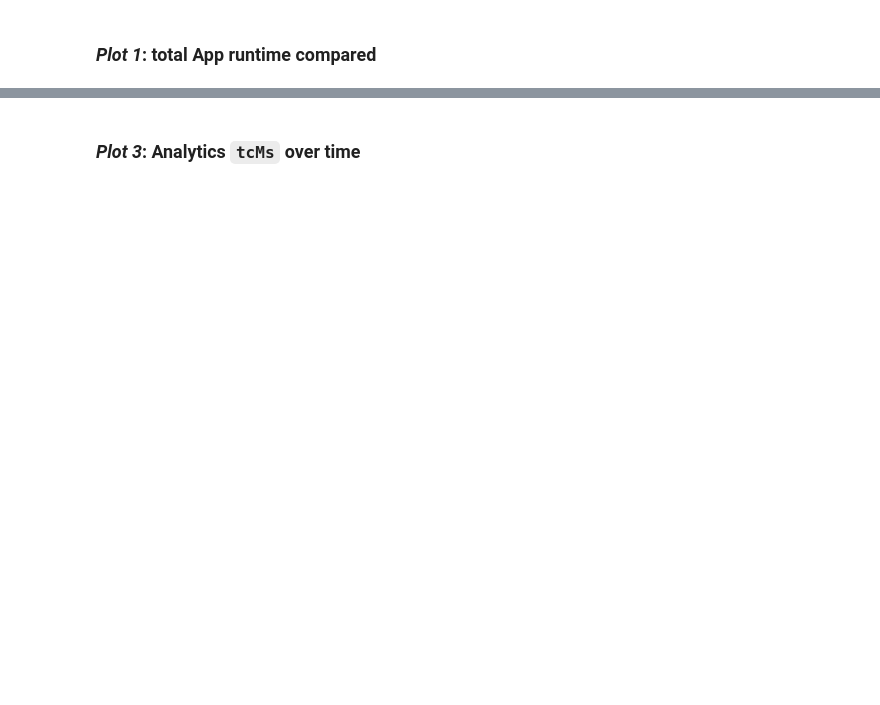
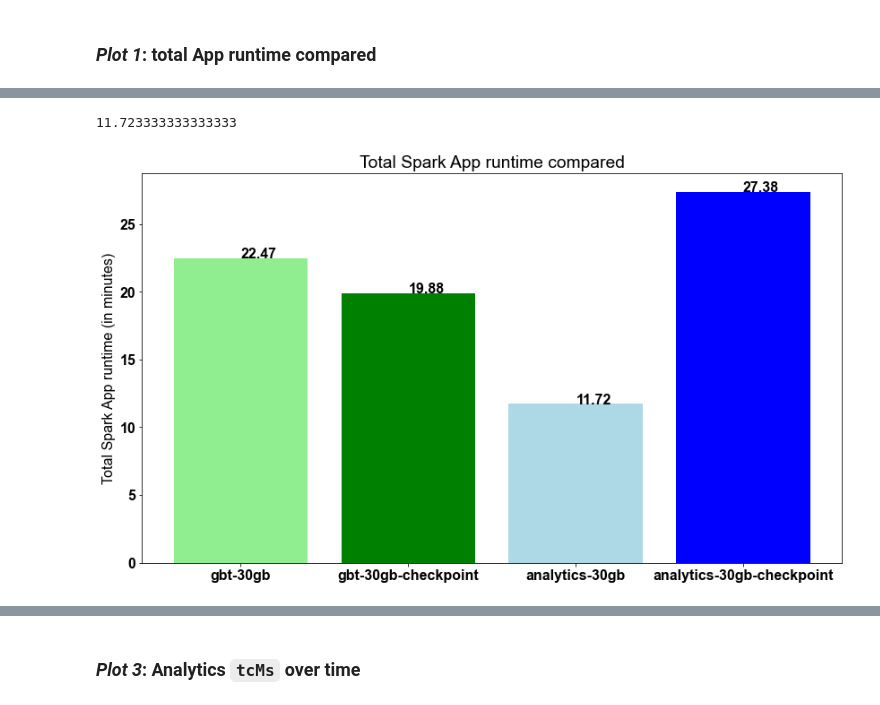
Before and after one commit to felidsche/enel-experiments, a Jupyter notebook: evaluation/gbt_analytics_cluster_experiments-large.ipynb, the cells around one changed output, grey strips where cells are left out. Cells and saved outputs as stored; diff of their text form; code cells hidden in the pictures; blank space fills up the shorter version.

```diff
--- a/evaluation/gbt_analytics_cluster_experiments-large.ipynb
+++ b/evaluation/gbt_analytics_cluster_experiments-large.ipynb
@@ -58,7 +61,7 @@ gbt_df = spark.read.csv(
 )
 # %%
 gbt_check_df = spark.read.csv(
-    path="../output/cluster/GradientBoostedTrees/spark-6f87c902a05c4a52b460bc8555ca42a0_checkpoint.csv",
+    path="../output/cluster/GradientBoostedTrees/spark-21eb97c0b76a4aeaa9e93282e926c9f3_checkpoint.csv",
     sep=",",
     header=True,
     inferSchema=True
@@ -198,72 +206,67 @@ DataFrame[id: int, status: string, stageId: int, attemptId: int, numTasks: int,
 # %%
 analytics_df = analytics_df.withColumn(
     "meanNumCompleteTasks",
-    (F.col("numCompleteTasks") + F.col("numCompleteTasks_2") + F.col("numCompleteTasks_3") + F.col("numCompleteTasks_4") + F.col("numCompleteTasks_5") / 5)
+    ((F.col("numCompleteTasks") + F.col("numCompleteTasks_2") + F.col("numCompleteTasks_3") + F.col("numCompleteTasks_4") + F.col("numCompleteTasks_5")) / 5)
 )
 
 analytics_df = analytics_df.withColumn(
     "meanNumFailedTasks",
-    (F.col("numFailedTasks") + F.col("numFailedTasks_2") + F.col("numFailedTasks_3") + F.col("numFailedTasks_4") + F.col("numFailedTasks_5") / 5)
+    ((F.col("numFailedTasks") + F.col("numFailedTasks_2") + F.col("numFailedTasks_3") + F.col("numFailedTasks_4") + F.col("numFailedTasks_5")) / 5)
 )
 
 analytics_df = analytics_df.withColumn(
     "meanNumKilledTasks",
-    (F.col("numKilledTasks") + F.col("numKilledTasks_2") + F.col("numKilledTasks_3") + F.col("numKilledTasks_4") + F.col("numKilledTasks_5") / 5)
+    ((F.col("numKilledTasks") + F.col("numKilledTasks_2") + F.col("numKilledTasks_3") + F.col("numKilledTasks_4") + F.col("numKilledTasks_5")) / 5)
 )
 
 analytics_df = analytics_df.withColumn(
     "meanTaskAttempt",
-    (F.col("taskAttempt") + F.col("taskAttempt_2") + F.col("taskAttempt_3") + F.col("taskAttempt_4") + F.col("taskAttempt_5") / 5)
+    ((F.col("taskAttempt") + F.col("taskAttempt_2") + F.col("taskAttempt_3") + F.col("taskAttempt_4") + F.col("taskAttempt_5")) / 5)
 )
 
 analytics_df = analytics_df.withColumn(
     "meanTaskAttempt",
-    (F.col("taskAttempt") + F.col("taskAttempt_2") + F.col("taskAttempt_3") + F.col("taskAttempt_4") + F.col("taskAttempt_5") / 5)
+    ((F.col("taskAttempt") + F.col("taskAttempt_2") + F.col("taskAttempt_3") + F.col("taskAttempt_4") + F.col("taskAttempt_5")) / 5)
 )
 
 analytics_df = analytics_df.withColumn(
     "meanTaskDuration",
-    (F.col("taskDuration") + F.col("taskDuration_2") + F.col("taskDuration_3") + F.col("taskDuration_4") + F.col("taskDuration_5") / 5)
+    ((F.col("taskDuration") + F.col("taskDuration_2") + F.col("taskDuration_3") + F.col("taskDuration_4") + F.col("taskDuration_5")) / 5)
 )
-
-analytics_df = analytics_df.withColumn(
-    "meanTcMs",
-    (F.col("tcMs") + F.col("tcMs_2") + F.col("tcMs_3") + F.col("tcMs_4") + F.col("tcMs_5") / 5)
-)
 # %%
 analytics_check_df = analytics_check_df.withColumn(
     "meanNumCompleteTasks",
-    (F.col("numCompleteTasks") + F.col("numCompleteTasks_2") + F.col("numCompleteTasks_3") + F.col("numCompleteTasks_4") + F.col("numCompleteTasks_5") / 5)
+    ((F.col("numCompleteTasks") + F.col("numCompleteTasks_2") + F.col("numCompleteTasks_3") + F.col("numCompleteTasks_4") + F.col("numCompleteTasks_5")) / 5)
 )
 
 analytics_check_df = analytics_check_df.withColumn(
     "meanNumFailedTasks",
-    (F.col("numFailedTasks") + F.col("numFailedTasks_2") + F.col("numFailedTasks_3") + F.col("numFailedTasks_4") + F.col("numFailedTasks_5") / 5)
+    ((F.col("numFailedTasks") + F.col("numFailedTasks_2") + F.col("numFailedTasks_3") + F.col("numFailedTasks_4") + F.col("numFailedTasks_5")) / 5)
 )
 
 analytics_check_df = analytics_check_df.withColumn(
     "meanNumKilledTasks",
-    (F.col("numKilledTasks") + F.col("numKilledTasks_2") + F.col("numKilledTasks_3") + F.col("numKilledTasks_4") + F.col("numKilledTasks_5") / 5)
+    ((F.col("numKilledTasks") + F.col("numKilledTasks_2") + F.col("numKilledTasks_3") + F.col("numKilledTasks_4") + F.col("numKilledTasks_5")) / 5)
 )
 
 analytics_check_df = analytics_check_df.withColumn(
     "meanTaskAttempt",
-    (F.col("taskAttempt") + F.col("taskAttempt_2") + F.col("taskAttempt_3") + F.col("taskAttempt_4") + F.col("taskAttempt_5") / 5)
+    ((F.col("taskAttempt") + F.col("taskAttempt_2") + F.col("taskAttempt_3") + F.col("taskAttempt_4") + F.col("taskAttempt_5")) / 5)
 )
 
 analytics_check_df = analytics_check_df.withColumn(
     "meanTaskAttempt",
-    (F.col("taskAttempt") + F.col("taskAttempt_2") + F.col("taskAttempt_3") + F.col("taskAttempt_4") + F.col("taskAttempt_5") / 5)
+    ((F.col("taskAttempt") + F.col("taskAttempt_2") + F.col("taskAttempt_3") + F.col("taskAttempt_4") + F.col("taskAttempt_5")) / 5)
 )
 
 analytics_check_df = analytics_check_df.withColumn(
     "meanTaskDuration",
-    (F.col("taskDuration") + F.col("taskDuration_2") + F.col("taskDuration_3") + F.col("taskDuration_4") + F.col("taskDuration_5") / 5)
+    ((F.col("taskDuration") + F.col("taskDuration_2") + F.col("taskDuration_3") + F.col("taskDuration_4") + F.col("taskDuration_5")) / 5)
 )
 
 analytics_check_df = analytics_check_df.withColumn(
     "meanTcMs",
-    (F.col("tcMs") + F.col("tcMs_2") + F.col("tcMs_3") + F.col("tcMs_4") + F.col("tcMs_5") / 5)
+    ((F.col("tcMs") + F.col("tcMs_2") + F.col("tcMs_3") + F.col("tcMs_4") + F.col("tcMs_5")) / 5)
 )
 # %%
 gbt_df = cast(gbt_df)
@@ -357,33 +421,34 @@ analytics_tcMs_sum_seconds = analytics_distinct_tcms.select((F.sum(F.col("tcMs")
 # %%
 import matplotlib.pyplot as plt
 from matplotlib.pyplot import figure
 
 font = {'family' : 'arial',
         'weight' : 'bold',
         'size'   : 16}
 
 plt.rc('font', **font)
 
 
-labels = ['gbt-9000000-10', 'gbt-9000000-10-checkpoint', 'analytics-1gb', 'analytics-1gb-checkpoint']
+labels = ['gbt-30gb', 'gbt-30gb-checkpoint', 'analytics-30gb', 'analytics-30gb-checkpoint']
 
-
-runtimes = [gbt_runtime, gbt_check_runtime, analytics_runtime, analytics_check_runtime,]
-
-yerrs = [0, (gbt_tcMs_sum_seconds / 60), 0, (analytics_tcMs_sum_seconds / 60) ]
+analytics_mean_runtime = ( sum(analytics_runtime) / len(analytics_runtime) ) / 60
+analytics_mean_check_runtime = ( sum(analytics_check_runtime) / len(analytics_check_runtime) ) / 60
+runtimes = [(gbt_runtime / 60), (gbt_check_runtime / 60), analytics_mean_runtime, analytics_mean_check_runtime,]
 
 
 fig, ax = plt.subplots()
 fig.set_size_inches(14, 8)
 
-#
-ax.bar(labels, runtimes, width, label='App runtime (in minutes)', yerr=yerrs, color=["lightgreen", "green", "lightblue", "blue"])
+ax.bar(labels, runtimes, label='App runtime (mean for analytics) (in minutes)', color=["lightgreen", "green", "lightblue", "blue"])
 
 # annotate the values to the bars
 for i,j in zip(labels,runtimes):
     ax.annotate(str(format(j, '.2f')),xy=(i,j))
 
 ax.set_ylabel('Total Spark App runtime (in minutes)')
 ax.set_title('Total Spark App runtime compared')
 
 plt.show()
+# %% [output]
+11.723333333333333
+[figure, added]
```
Also changed, not shown: parts of 32 cells of this notebook, 8 other files.
